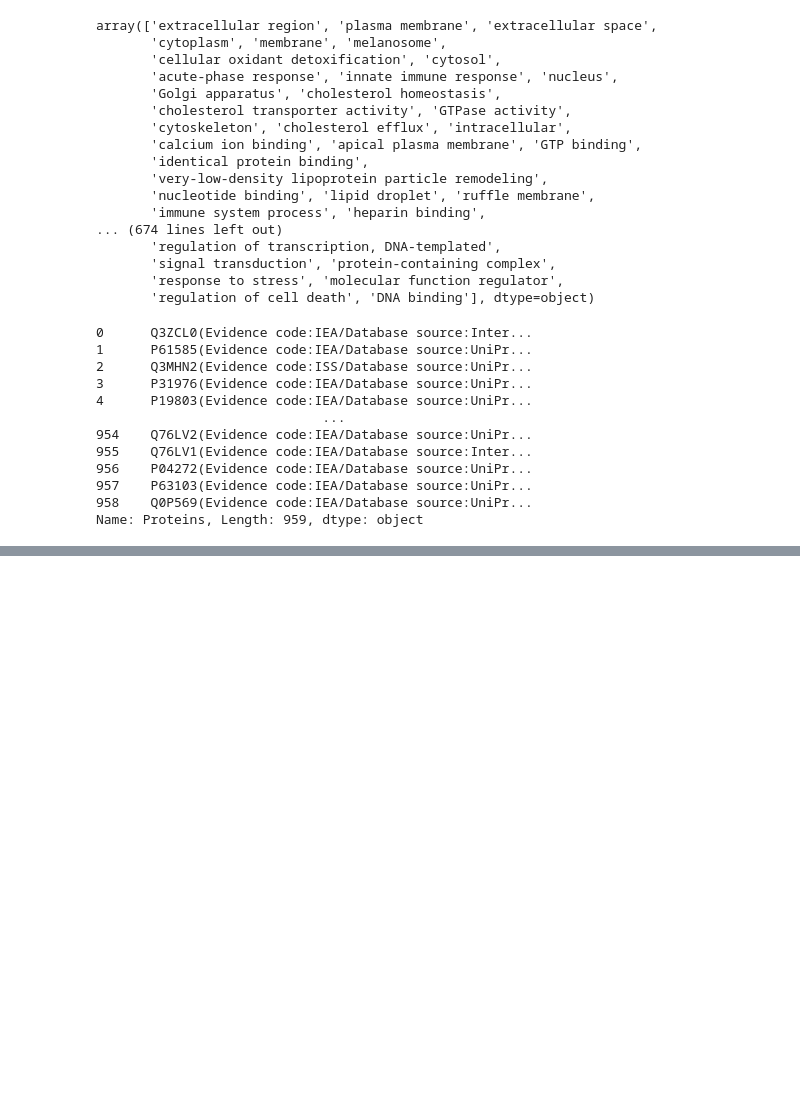
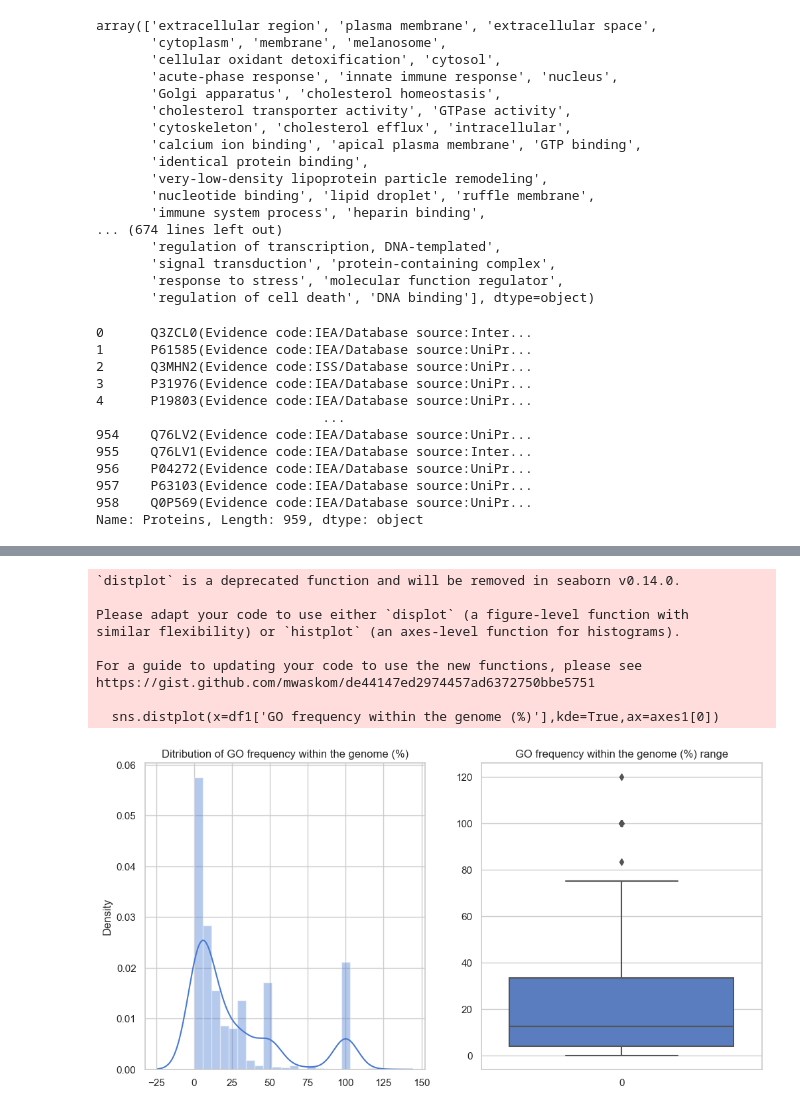
Before and after one commit to Aditya04-code/Regression-model-analysis-on-cattle-, a Jupyter notebook: 1.ipynb, the cells around one changed output, grey strips where cells are left out. Drawn from its saved outputs; the diff is of its cells as text; code cells hidden in the pictures; blank space fills up the shorter version.

```diff
--- a/1.ipynb
+++ b/1.ipynb
@@ -110,3 +163,21 @@ Name: Proteins, Length: 959, dtype: object
+# %%
+fig1, axes1 = plt.subplots(1,2, figsize=(12,6))
+sns.distplot(x=df1['GO frequency within the genome (%)'],kde=True,ax=axes1[0])
+sns.boxplot(df1['GO frequency within the genome (%)'],color='b',ax=axes1[1])
+axes1[0].set_title('Ditribution of GO frequency within the genome (%)')
+axes1[1].set_title('GO frequency within the genome (%) range')
+plt.show()
+# %% [output]
+`distplot` is a deprecated function and will be removed in seaborn v0.14.0.
+
+Please adapt your code to use either `displot` (a figure-level function with
+similar flexibility) or `histplot` (an axes-level function for histograms).
+
+For a guide to updating your code to use the new functions, please see
+https://gist.github.com/mwaskom/de44147ed2974457ad6372750bbe5751
+
+  sns.distplot(x=df1['GO frequency within the genome (%)'],kde=True,ax=axes1[0])
+[figure, added]
 # %%
 df1.corr()
 # %% [output]
```
Also changed, not shown: parts of 89 cells of this notebook, 14 other files.
